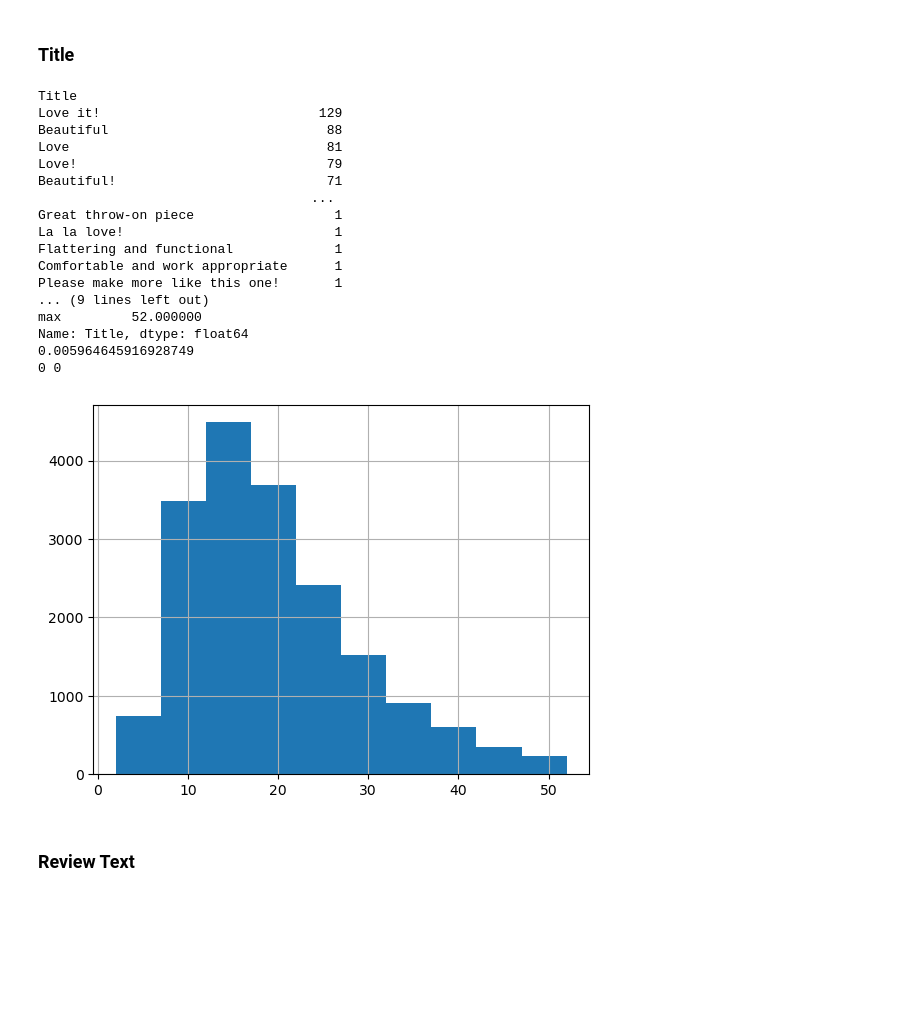
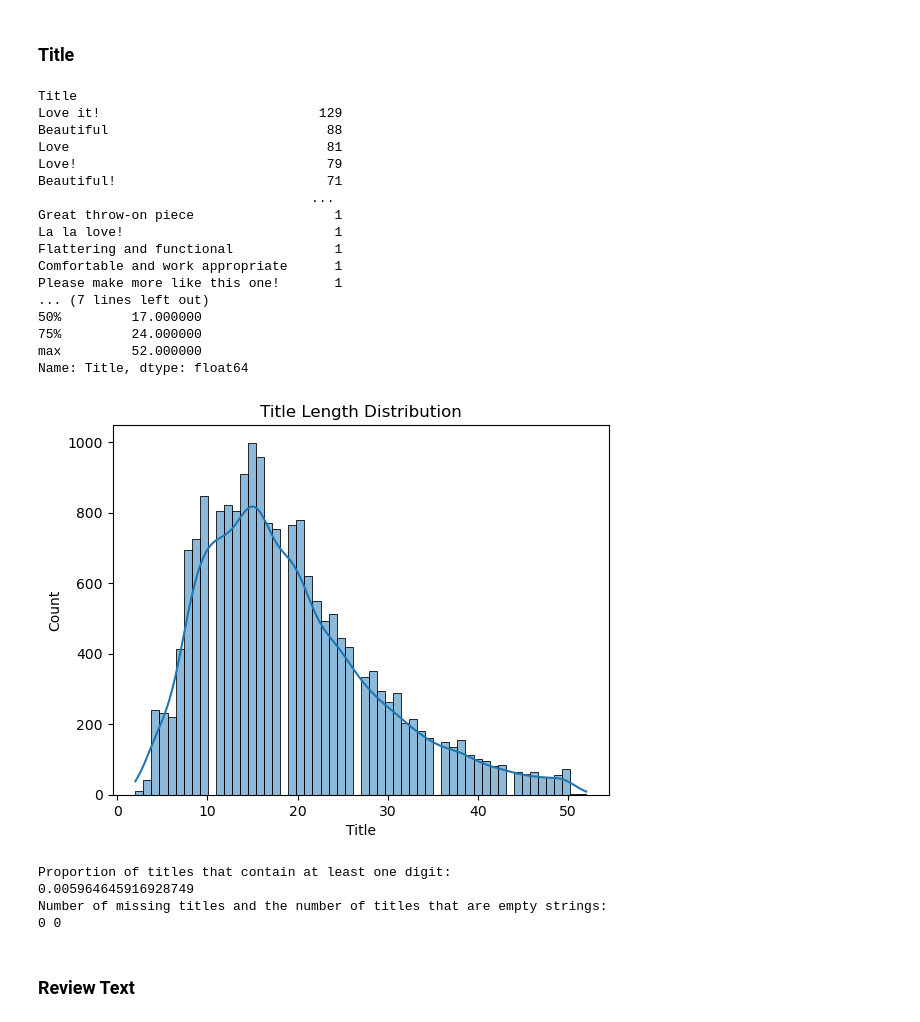
Before and after one commit to LucWill/fashion-forecasting, a Jupyter notebook: starter/starter.ipynb, the cells around one changed output. Drawn from its saved outputs; the diff is of its cells as text; code cells hidden in the pictures; blank space fills up the shorter version.

```diff
--- a/starter/starter.ipynb
+++ b/starter/starter.ipynb
@@ -205,35 +230,50 @@ print(Age_unique)
 # %% [markdown]
 ### Title
-# %%
-print(df['Title'].value_counts())
-
-print(df['Title'].nunique())
-
-print(df['Title'].str.len().describe())
-
-df['Title'].str.len().hist()
-
-print(df['Title'].str.contains(r'\d').mean())
-
-print(df['Title'].isna().sum(), (df['Title'] == '').sum())
-# %% [output]
-Title
-Love it!                            129
-Beautiful                            88
-Love                                 81
-Love!                                79
-Beautiful!                           71
-                                   ...
-Great throw-on piece                  1
-La la love!                           1
-Flattering and functional             1
-Comfortable and work appropriate      1
-Please make more like this one!       1
-... (9 lines left out)
-max         52.000000
-Name: Title, dtype: float64
-0.005964645916928749
-0 0
-[figure, removed]
+# %%
+# Print the count of each unique title in the dataset (i.e., how often each title appears)
+print(df['Title'].value_counts())
+
+# Print the number of unique review titles
+print('Number of unique review titles: ' +str(df['Title'].nunique()))
+
+# Get descriptive statistics (count, mean, std, min, max, quartiles) for the length of the titles
+print(df['Title'].str.len().describe())
+
+# Plot a histogram of title lengths to visualize their distribution
+sns.histplot(df['Title'].str.len(), kde=True)
+plt.title('Title Length Distribution')
+plt.show()
+# Calculate the proportion of titles that contain at least one digit
+# This can indicate references to product numbers, sizes, or model codes
+print('Proportion of titles that contain at least one digit:')
+print(df['Title'].str.contains(r'\d').mean())
+
+# Print the number of missing titles and the number of titles that are empty strings
+# This helps assess data quality and potential need for imputation or filtering
+print('Number of missing titles and the number of titles that are empty strings:')
+print(df['Title'].isna().sum(), (df['Title'] == '').sum())
+# %% [output]
+Title
+Love it!                            129
+Beautiful                            88
+Love                                 81
+Love!                                79
+Beautiful!                           71
+                                   ...
+Great throw-on piece                  1
+La la love!                           1
+Flattering and functional             1
+Comfortable and work appropriate      1
+Please make more like this one!       1
+... (7 lines left out)
+50%         17.000000
+75%         24.000000
+max         52.000000
+Name: Title, dtype: float64
+[figure, added]
+Proportion of titles that contain at least one digit:
+0.005964645916928749
+Number of missing titles and the number of titles that are empty strings:
+0 0
 # %% [markdown]
 ### Review Text
```
Also changed, not shown: parts of 17 cells of this notebook.
